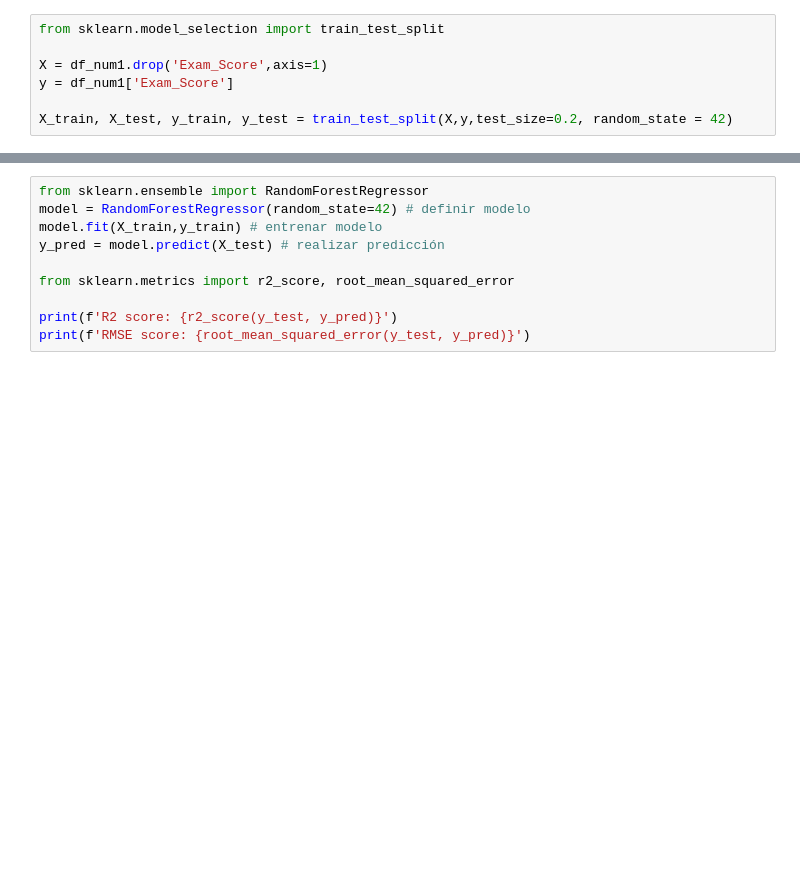
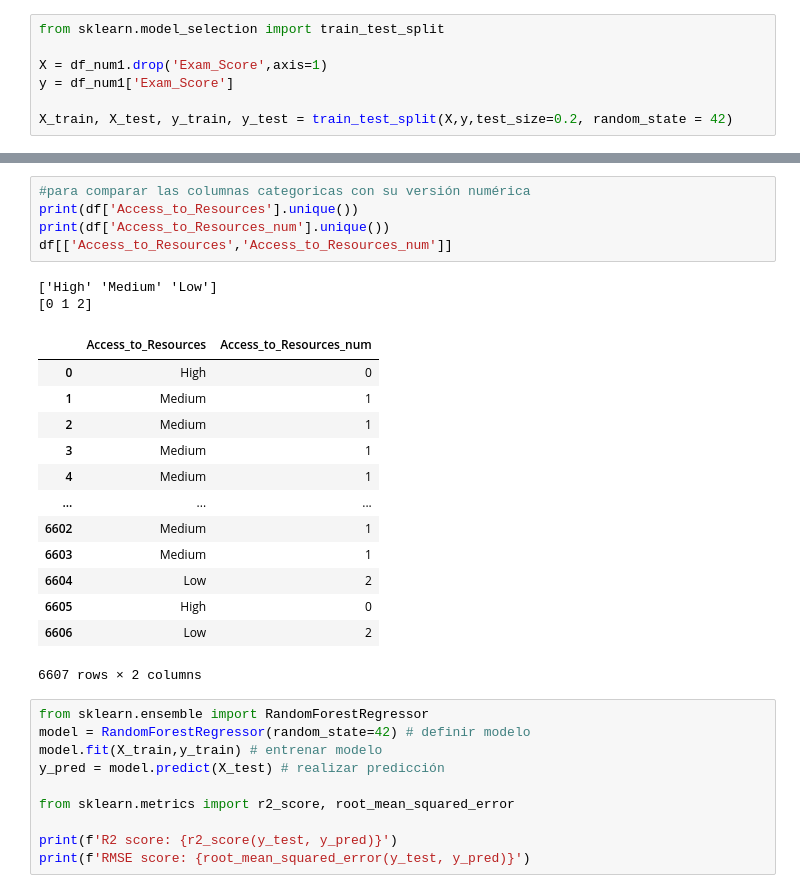
Before and after one commit to diegomacaya/appweb_ml_streamlit, a Jupyter notebook: src/explore.ipynb, the cells around one changed output, grey strips where cells are left out. Drawn from its saved outputs; the diff is of its cells as text; blank space fills up the shorter version.

```diff
--- a/src/explore.ipynb
+++ b/src/explore.ipynb
@@ -145,3 +157,24 @@ X_train, X_test, y_train, y_test = train_test_split(X,y,test_size=0.2, random_st
+# %%
+#para comparar las columnas categoricas con su versión numérica
+print(df['Access_to_Resources'].unique())
+print(df['Access_to_Resources_num'].unique())
+df[['Access_to_Resources','Access_to_Resources_num']]
+# %% [output]
+['High' 'Medium' 'Low']
+[0 1 2]
+|  | Access_to_Resources | Access_to_Resources_num |
+| 0 | High | 0 |
+| 1 | Medium | 1 |
+| 2 | Medium | 1 |
+| 3 | Medium | 1 |
+| 4 | Medium | 1 |
+| ... | ... | ... |
+| 6602 | Medium | 1 |
+| 6603 | Medium | 1 |
+| 6604 | Low | 2 |
+| 6605 | High | 0 |
+| 6606 | Low | 2 |
+6607 rows × 2 columns
 # %%
 from sklearn.ensemble import RandomForestRegressor
 model = RandomForestRegressor(random_state=42) # definir modelo
```
Also changed, not shown: parts of 6 cells of this notebook, 3 other files.
